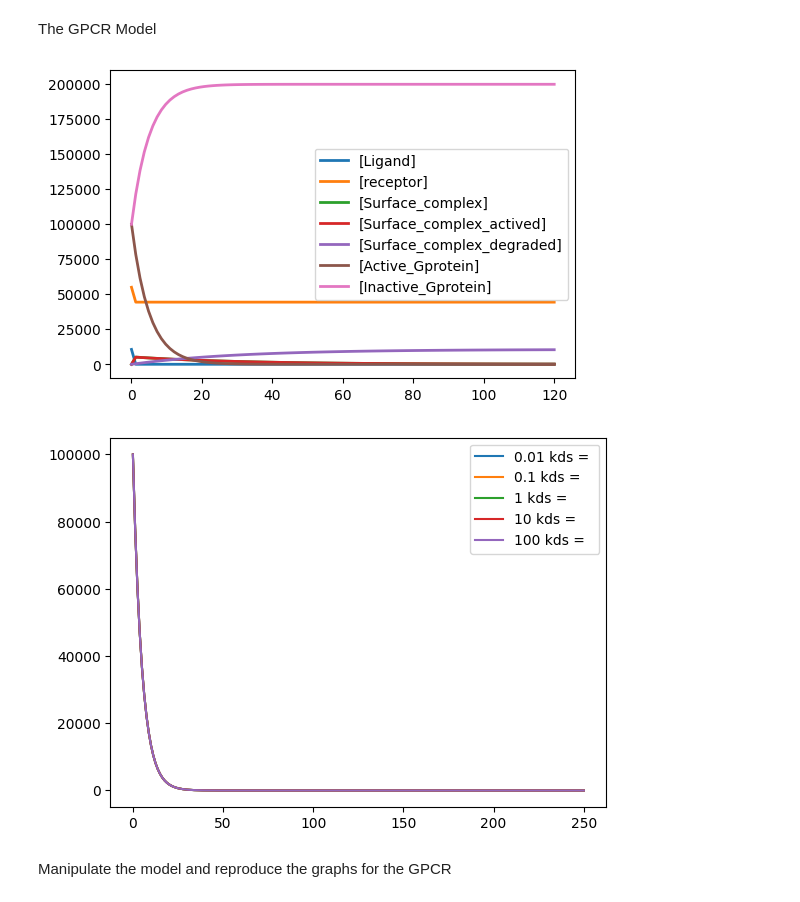
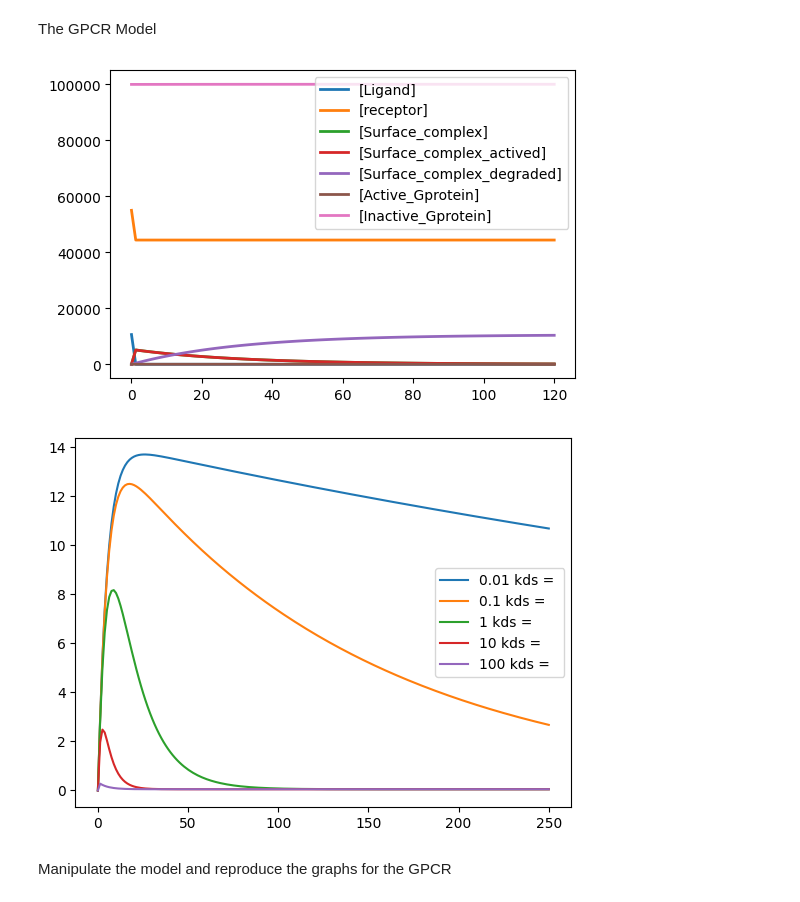
Before and after one commit to Ara101/Recapitulating-Shankaran2007-GPCR-model, a Jupyter notebook: GPCR_model/Shankaran_model.ipynb, the cells around one changed output. Cells and saved outputs as stored; diff of their text form; code cells hidden in the pictures.

```diff
--- a/GPCR_model/Shankaran_model.ipynb
+++ b/GPCR_model/Shankaran_model.ipynb
@@ -85,7 +85,7 @@ Surface_complex_actived -> Surface_complex; Surface_complex_actived*krr
 
 Surface_complex_actived -> Surface_complex_degraded; Surface_complex_actived*kds
 
-Surface_complex_actived -> 2Active_Gprotein; Surface_complex_actived*ka
+Surface_complex_actived -> Active_Gprotein; (Surface_complex_actived^2)*ka
 
 Active_Gprotein -> Inactive_Gprotein; Active_Gprotein*ki
 Inactive_Gprotein -> Active_Gprotein; Inactive_Gprotein*ka
@@ -93,38 +93,38 @@ Inactive_Gprotein -> Active_Gprotein; Inactive_Gprotein*ka
 Ligand = 0.01*Kd + 10612
 receptor = RT
 Surface_complex = 0
-Active_Gprotein = 100000
-Inactive_Gprotein = Active_Gprotein
+Active_Gprotein = 0
+Inactive_Gprotein = 100000
 
 kon = 84000000
 koff = 0.37
 Kd = koff/kon
 kfr = 10
 krr = 10
 kds = 0.065
 ka = 0.0000001
 ki = 0.2
 
 V = 0.0000000004
 RT = 55000
 GT = 100000
 """)
 shankaran_model_GPCR.resetToOrigin()
 GPCR_model = shankaran_model_GPCR.simulate(0,120,100)
 shankaran_model_GPCR.plot()
 
 shankaran_model_GPCR.resetAll()
 for i in [10**-2, 10**-1, 10**0, 10**1, 10**2]:
     shankaran_model_GPCR.resetToOrigin()
     shankaran_model_GPCR.kds = 0.065*i
     result = shankaran_model_GPCR.simulate(0, 250, 200,['time','Active_Gprotein'])
     plt.plot(result[:,0],result[:,1], label = '%s kds = ' %i)
 
 plt.legend()
 plt.show()
 # %% [output]
-[figure, old version]
+[figure, new version]
-[figure, old version]
+[figure, new version]
 # %% [markdown]
 Manipulate the model and reproduce the graphs for the GPCR
 # %%
```
Also changed, not shown: parts of 1 cell of this notebook.
